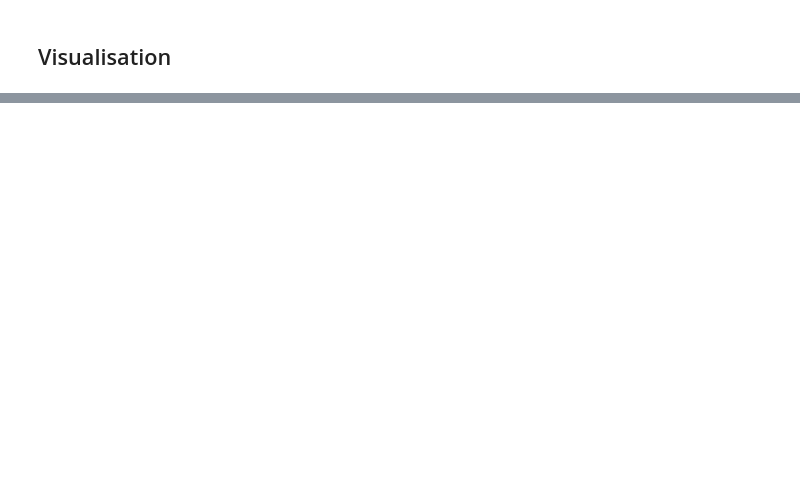
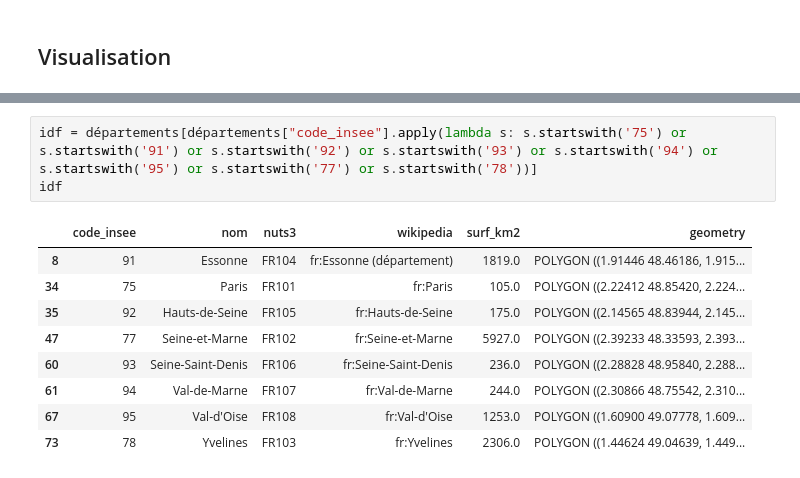
Before and after one commit to GerardTho/CulturalEvents_MapAvailibility, a Jupyter notebook: Project.ipynb, the cells around one changed output, grey strips where cells are left out. Drawn from its saved outputs; the diff is of its cells as text; blank space fills up the shorter version.

```diff
--- a/Project.ipynb
+++ b/Project.ipynb
@@ -447,0 +370,13 @@ df_to_treat['pricing_info'].hist()
+# %%
+idf = départements[départements["code_insee"].apply(lambda s: s.startswith('75') or s.startswith('91') or s.startswith('92') or s.startswith('93') or s.startswith('94') or s.startswith('95') or s.startswith('77') or s.startswith('78'))]
+idf
+# %% [output]
+|  | code_insee | nom | nuts3 | wikipedia | surf_km2 | geometry |
+| 8 | 91 | Essonne | FR104 | fr:Essonne (département) | 1819.0 | POLYGON ((1.91446 48.46186, 1.915... |
+| 34 | 75 | Paris | FR101 | fr:Paris | 105.0 | POLYGON ((2.22412 48.85420, 2.224... |
+| 35 | 92 | Hauts-de-Seine | FR105 | fr:Hauts-de-Seine | 175.0 | POLYGON ((2.14565 48.83944, 2.145... |
+| 47 | 77 | Seine-et-Marne | FR102 | fr:Seine-et-Marne | 5927.0 | POLYGON ((2.39233 48.33593, 2.393... |
+| 60 | 93 | Seine-Saint-Denis | FR106 | fr:Seine-Saint-Denis | 236.0 | POLYGON ((2.28828 48.95840, 2.288... |
+| 61 | 94 | Val-de-Marne | FR107 | fr:Val-de-Marne | 244.0 | POLYGON ((2.30866 48.75542, 2.310... |
+| 67 | 95 | Val-d'Oise | FR108 | fr:Val-d'Oise | 1253.0 | POLYGON ((1.60900 49.07778, 1.609... |
+| 73 | 78 | Yvelines | FR103 | fr:Yvelines | 2306.0 | POLYGON ((1.44624 49.04639, 1.449... |
```
Also changed, not shown: parts of 23 cells of this notebook.
